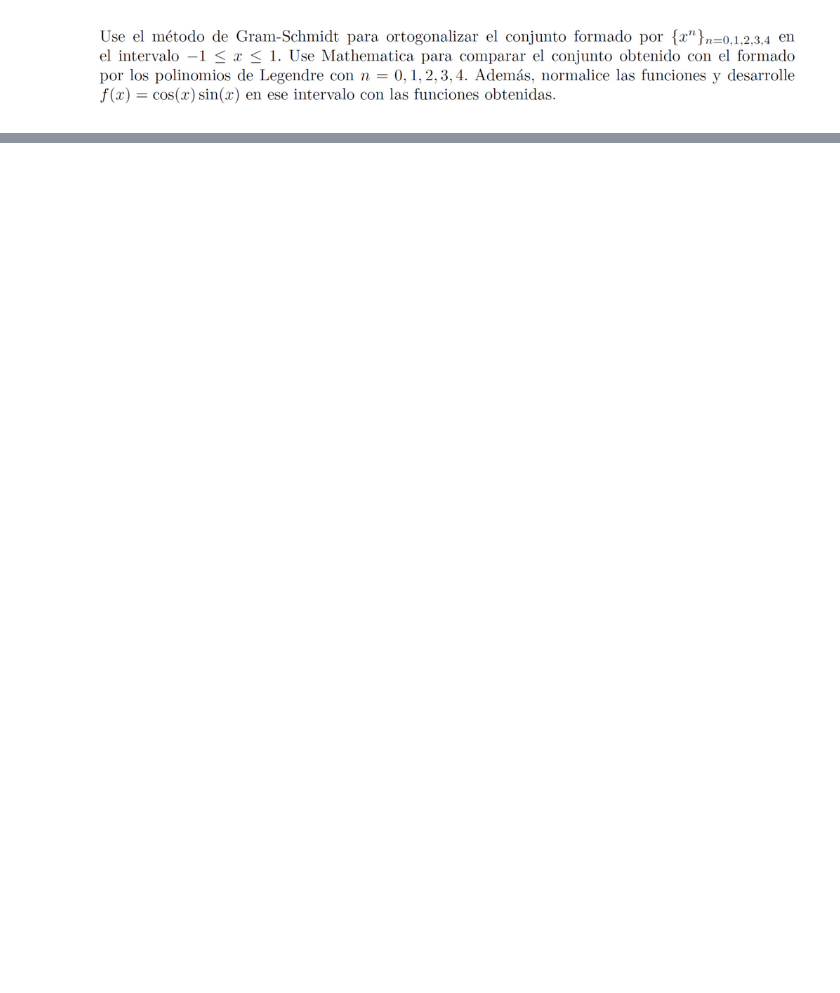
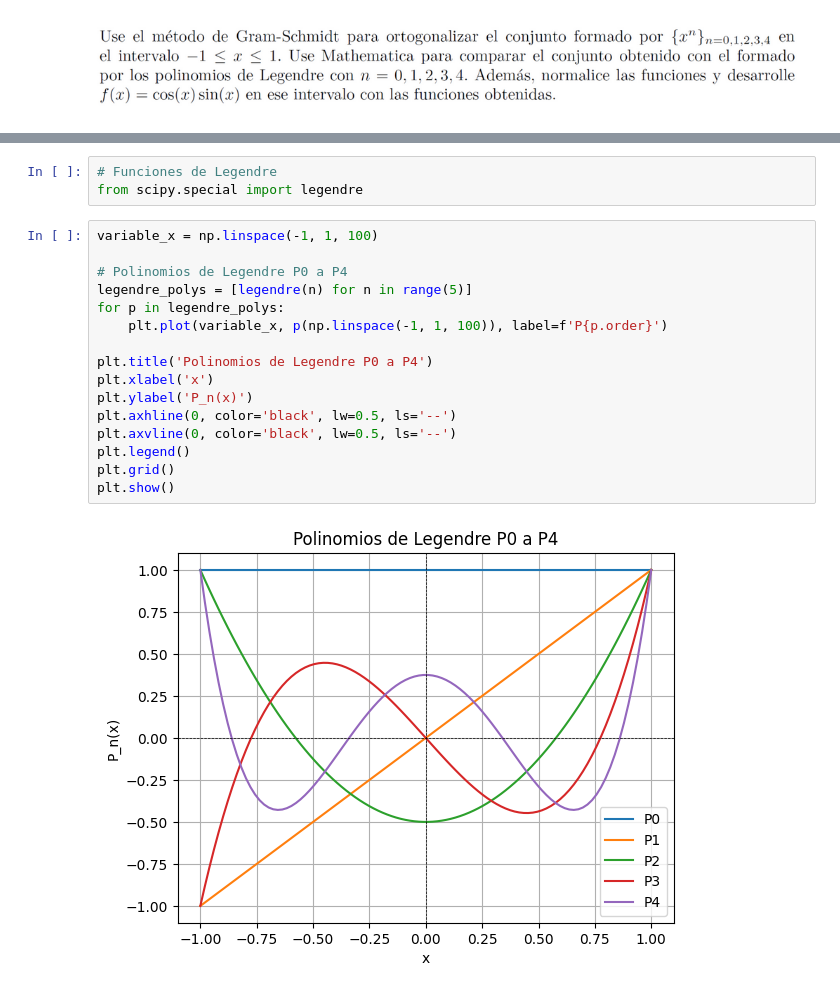
Before and after one commit to SamHuRo/mecanica-cuantica-avanzada, a Jupyter notebook: Ejercicios/Ejercicio_01/Ejercicio_01.ipynb, the cells around one changed output, grey strips where cells are left out. Drawn from its saved outputs; the diff is of its cells as text; blank space fills up the shorter version.

```diff
--- a/Ejercicios/Ejercicio_01/Ejercicio_01.ipynb
+++ b/Ejercicios/Ejercicio_01/Ejercicio_01.ipynb
@@ -17,0 +131,21 @@
+# %%
+# Funciones de Legendre
+from scipy.special import legendre
+# %%
+variable_x = np.linspace(-1, 1, 100)
+
+# Polinomios de Legendre P0 a P4
+legendre_polys = [legendre(n) for n in range(5)]
+for p in legendre_polys:
+    plt.plot(variable_x, p(np.linspace(-1, 1, 100)), label=f'P{p.order}')
+
+plt.title('Polinomios de Legendre P0 a P4')
+plt.xlabel('x')
+plt.ylabel('P_n(x)')
+plt.axhline(0, color='black', lw=0.5, ls='--')
+plt.axvline(0, color='black', lw=0.5, ls='--')
+plt.legend()
+plt.grid()
+plt.show()
+# %% [output]
+[figure, added]
```
Also changed, not shown: parts of 19 cells of this notebook.
